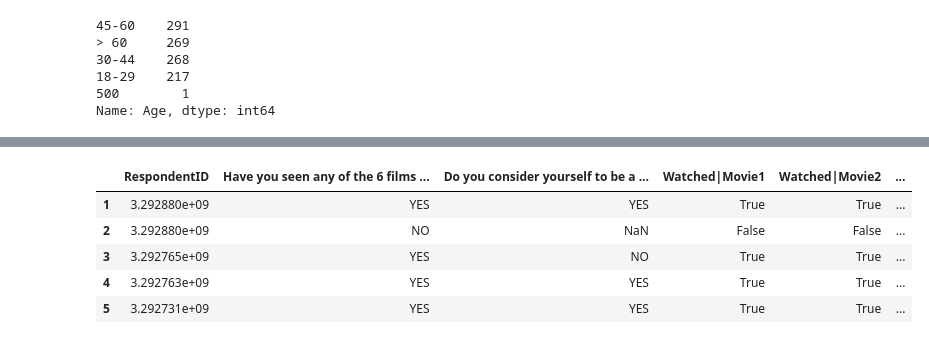
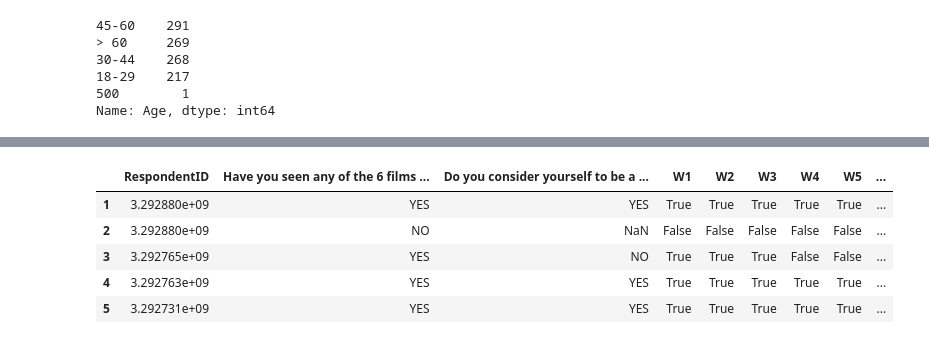
Before and after one commit to prashantt777/Machine-learning-Phase-1, a Jupyter notebook: Phase 1_prashant_S3790132.ipynb, the cells around one changed output, grey strips where cells are left out. Cells and saved outputs as stored; diff of their text form; code cells hidden in the pictures.

```diff
--- a/Phase 1_prashant_S3790132.ipynb
+++ b/Phase 1_prashant_S3790132.ipynb
@@ -210,6 +215,6 @@
 # %%
-typos = {'YESS': 'YES',
-         'NOO':'NO',
+typos = {'YESS': 'Y',
+         'NOO':'N',
          'F':'FEMALE'}
 starwar[(starwar.select_dtypes(['object'])).columns] = starwar.select_dtypes(['object']).apply(lambda x: x.replace(typos))
 # %%
@@ -269,7 +274,7 @@ starwar['Age'].value_counts()
 500        1
 Name: Age, dtype: int64
 # %%
-starwar['Age'].replace('500','45-60',inplace = True)
+starwar['Age'].replace('500','60-70',inplace = True)
 # %%
 starwar['Age'].value_counts()
 # %% [output]
@@ -301,16 +307,16 @@ Location (Census Region)                                                 143
 dtype: int64
 # %%
 #from column watched\movie1 to watched\movie6 assigning value true for movies watched and assigning value false to movies not watched.
-for col in 'Watched|Movie1','Watched|Movie2','Watched|Movie3','Watched|Movie4','Watched|Movie5','Watched|Movie6':
+for col in 'W1','W2','W3','W4','W5','W6':
     starwar[col] = ~starwar[col].isna()
 starwar.head()
 # %% [output]
-|  | RespondentID | Have you seen any of the 6 films ... | Do you consider yourself to be a ... | Watched|Movie1 | Watched|Movie2 | ... |
-| 1 | 3.292880e+09 | YES | YES | True | True | ... |
-| 2 | 3.292880e+09 | NO | NaN | False | False | ... |
-| 3 | 3.292765e+09 | YES | NO | True | True | ... |
-| 4 | 3.292763e+09 | YES | YES | True | True | ... |
-| 5 | 3.292731e+09 | YES | YES | True | True | ... |
+|  | RespondentID | Have you seen any of the 6 films ... | Do you consider yourself to be a ... | W1 | W2 | W3 | W4 | W5 | ... |
+| 1 | 3.292880e+09 | YES | YES | True | True | True | True | True | ... |
+| 2 | 3.292880e+09 | NO | NaN | False | False | False | False | False | ... |
+| 3 | 3.292765e+09 | YES | NO | True | True | True | False | False | ... |
+| 4 | 3.292763e+09 | YES | YES | True | True | True | True | True | ... |
+| 5 | 3.292731e+09 | YES | YES | True | True | True | True | True | ... |
 # %%
 #now checking the missing values again
 #rank will have missing values as some people did not watch all the 6 movies and thus they did not rank all of them, if we remove those missing values a lot of data will be lost.
```
Also changed, not shown: parts of 20 cells of this notebook.
